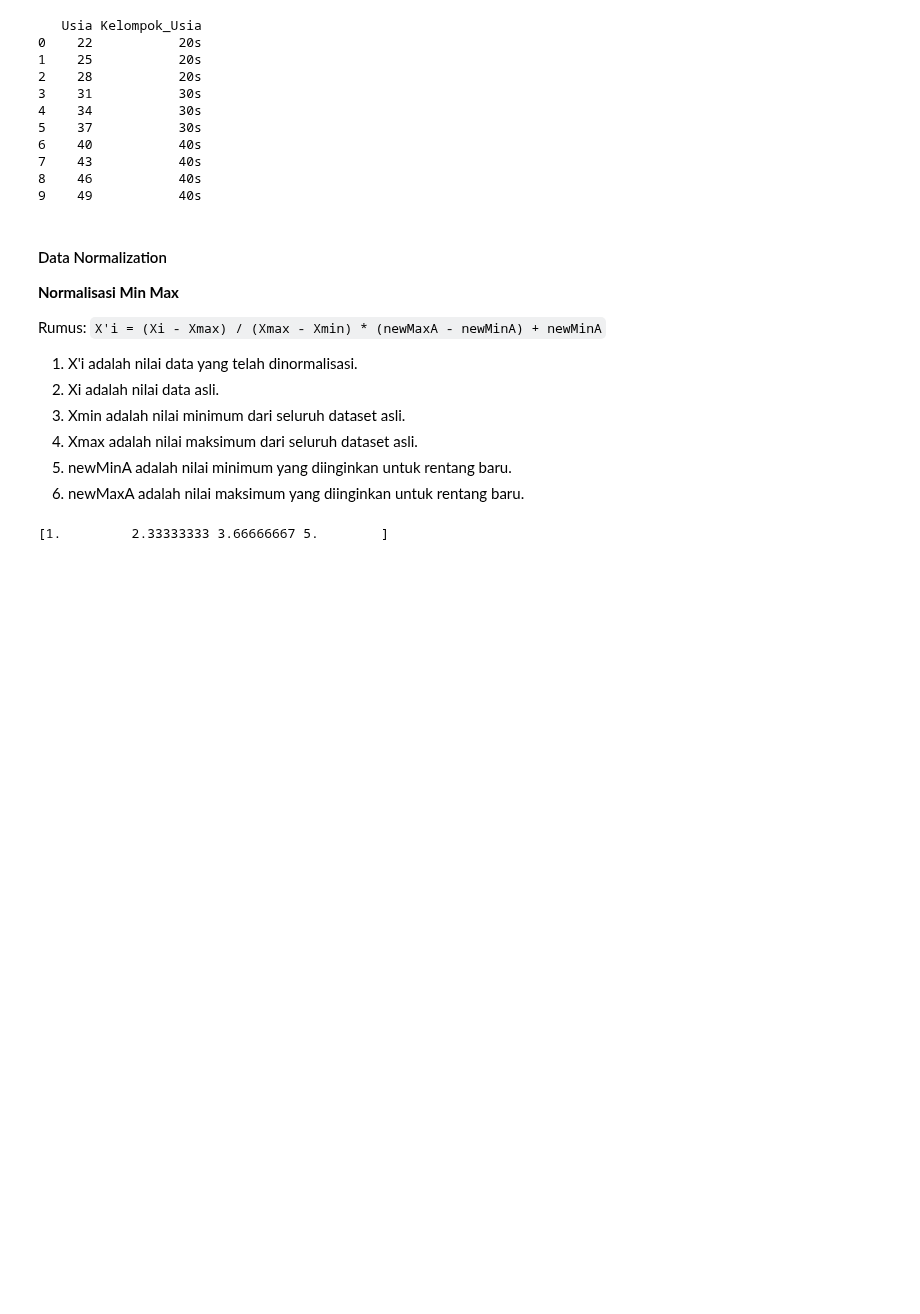
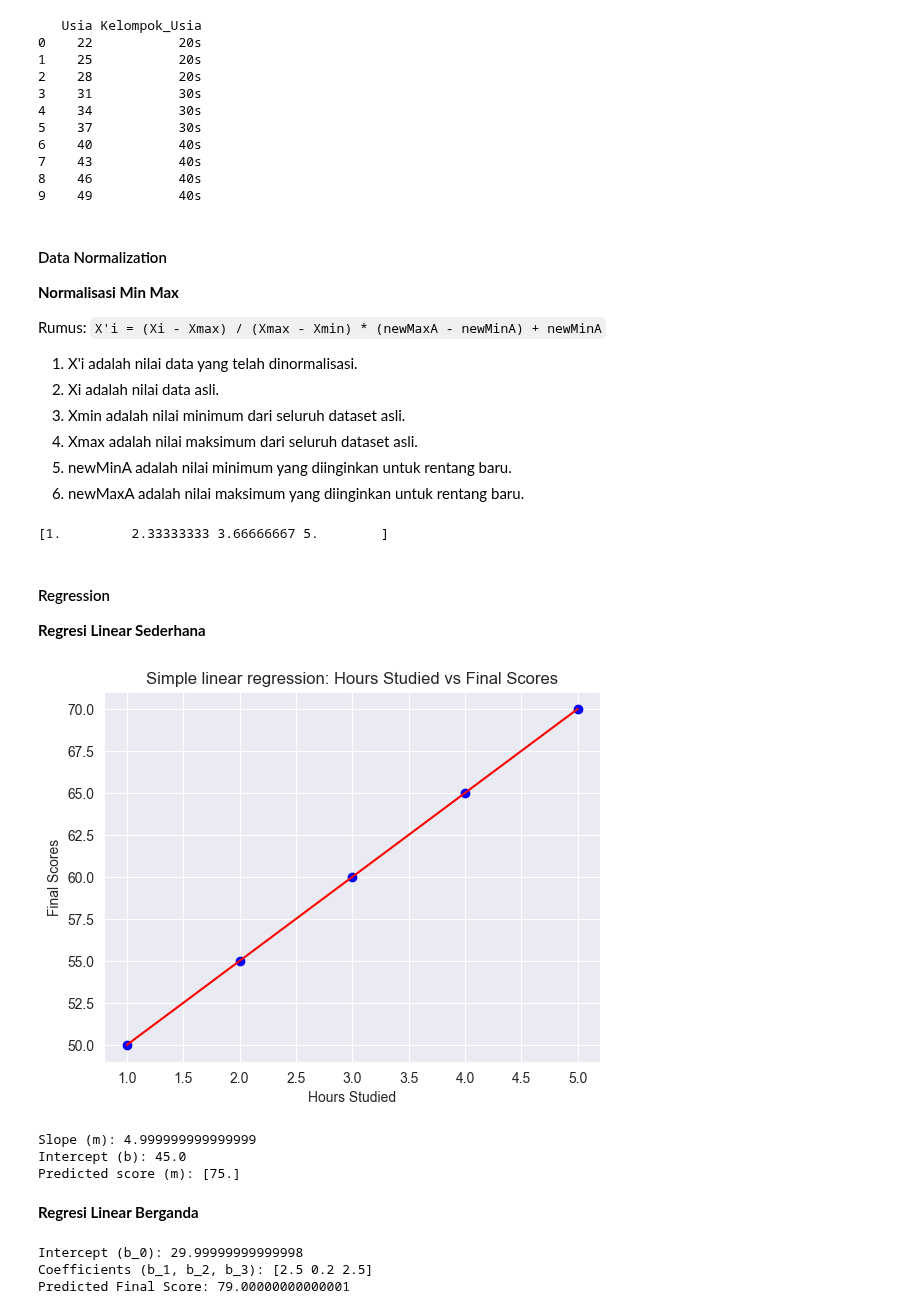
Before and after one commit to ekovegeance/datascience-nb, a Jupyter notebook: playground.ipynb, the cells around one changed output. Saved outputs shown, nothing was run; the diff lists cells and outputs as text; code cells hidden in the pictures; blank space fills up the shorter version.

Commit message:
feat: add regression

```diff
--- a/playground.ipynb
+++ b/playground.ipynb
@@ -342,3 +342,83 @@ scaled_data = min_max_scaling(data, 1, 5)
 print(scaled_data)
 # %% [output]
 [1.         2.33333333 3.66666667 5.        ]
+# %% [markdown]
+#### Regression
+**Regresi Linear Sederhana**
+# %%
+from sklearn.linear_model import LinearRegression
+
+# Input Data
+hours_studied = np.array([1,2,3,4,5]).reshape(-1, 1) # Independent Variable (X)
+final_scores = np.array([50,55,60,65,70]) # Dependent Variable (Y)
+
+# Create and fit the model
+model = LinearRegression()
+model.fit(hours_studied, final_scores)
+
+# Prediction
+predicted_score = model.predict([[6]])
+
+# Model Parameter
+slope = model.coef_[0]
+intercept = model.intercept_
+
+# Plotting the Result
+plt.scatter(hours_studied, final_scores, color='blue')
+plt.plot(hours_studied, model.predict(hours_studied), color='red')
+plt.title("Simple linear regression: Hours Studied vs Final Scores")
+plt.xlabel("Hours Studied")
+plt.ylabel("Final Scores")
+plt.show()
+
+print(f"Slope (m): {slope}")
+print(f"Intercept (b): {intercept}")
+print(f"Predicted score (m): {predicted_score}")
+# %% [output]
+[figure, added]
+Slope (m): 4.999999999999999
+Intercept (b): 45.0
+Predicted score (m): [75.]
+# %% [markdown]
+**Regresi Linear Berganda**
+# %%
+import pandas as pd
+from sklearn.linear_model import LinearRegression
+
+# Create the dataset
+data = {
+    'Hours_Studied': [1, 2, 3, 4, 5],
+    'Attendance_Rate': [85, 90, 95, 85, 90],
+    'Practice_Tests_Taken': [1, 2, 3, 4, 5],
+    'Final_Score': [52, 58, 64, 67, 73]
+}
+
+# Convert the dataset into a pandas DataFrame
+df = pd.DataFrame(data)
+
+# Independent variables (X) and dependent variable (y)
+X = df[['Hours_Studied', 'Attendance_Rate', 'Practice_Tests_Taken']]
+y = df['Final_Score']
+
+# Create and fit the model
+model = LinearRegression()
+model.fit(X, y)
+
+# Coefficients and intercept
+coefficients = model.coef_
+intercept = model.intercept_
+
+# Predict the score for a student who studied 6 hours, attended 95% of classes, and took 6 practice tests
+# Buat DataFrame untuk prediksi
+data_prediksi = {'Hours_Studied': [6], 'Attendance_Rate': [95], 'Practice_Tests_Taken': [6]}
+df_prediksi = pd.DataFrame(data_prediksi)
+predicted_score = model.predict(df_prediksi)
+
+# Output the coefficients and intercept
+print(f"Intercept (b_0): {intercept}")
+print(f"Coefficients (b_1, b_2, b_3): {coefficients}")
+print(f"Predicted Final Score: {predicted_score[0]}")
+# %% [output]
+Intercept (b_0): 29.99999999999998
+Coefficients (b_1, b_2, b_3): [2.5 0.2 2.5]
+Predicted Final Score: 79.00000000000001
```
